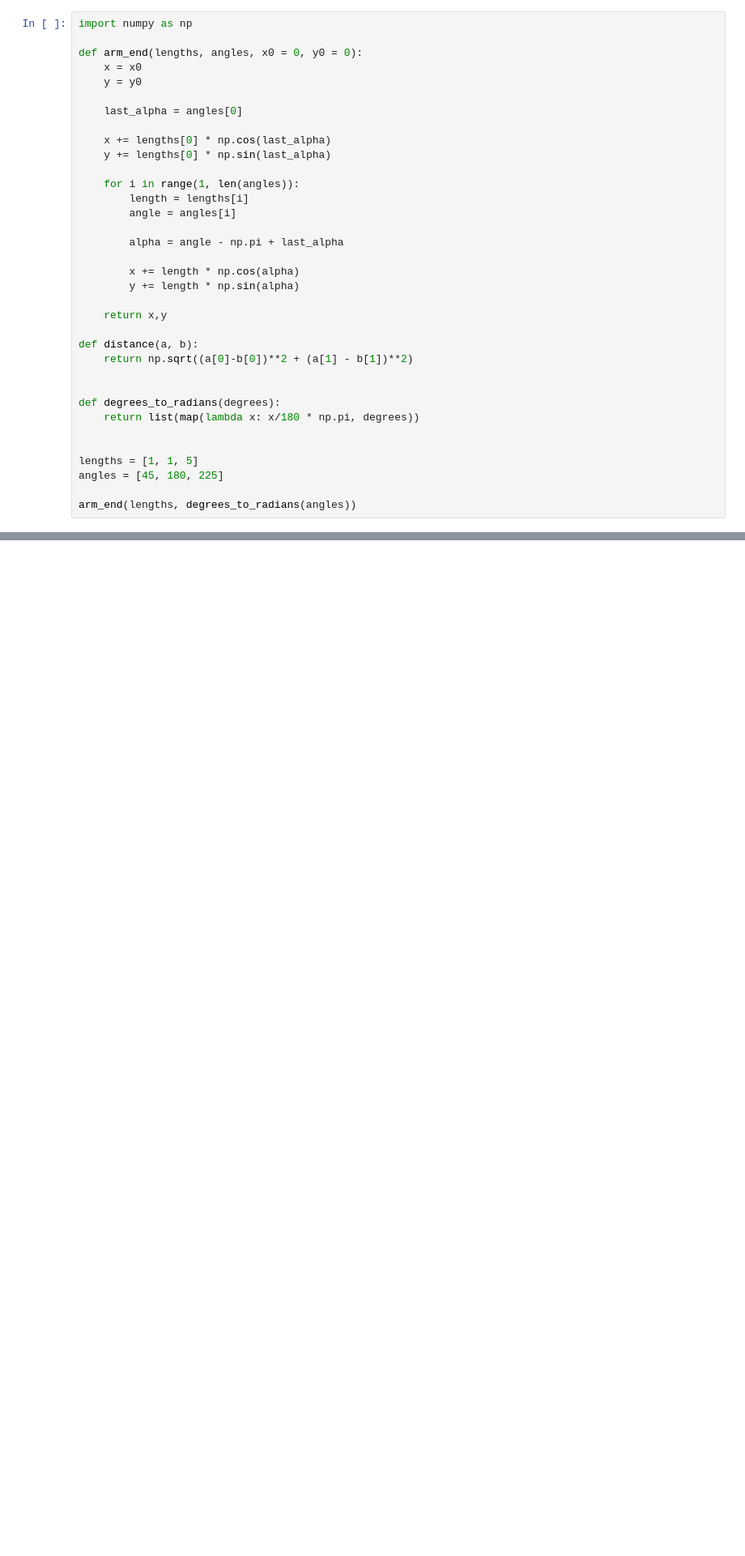
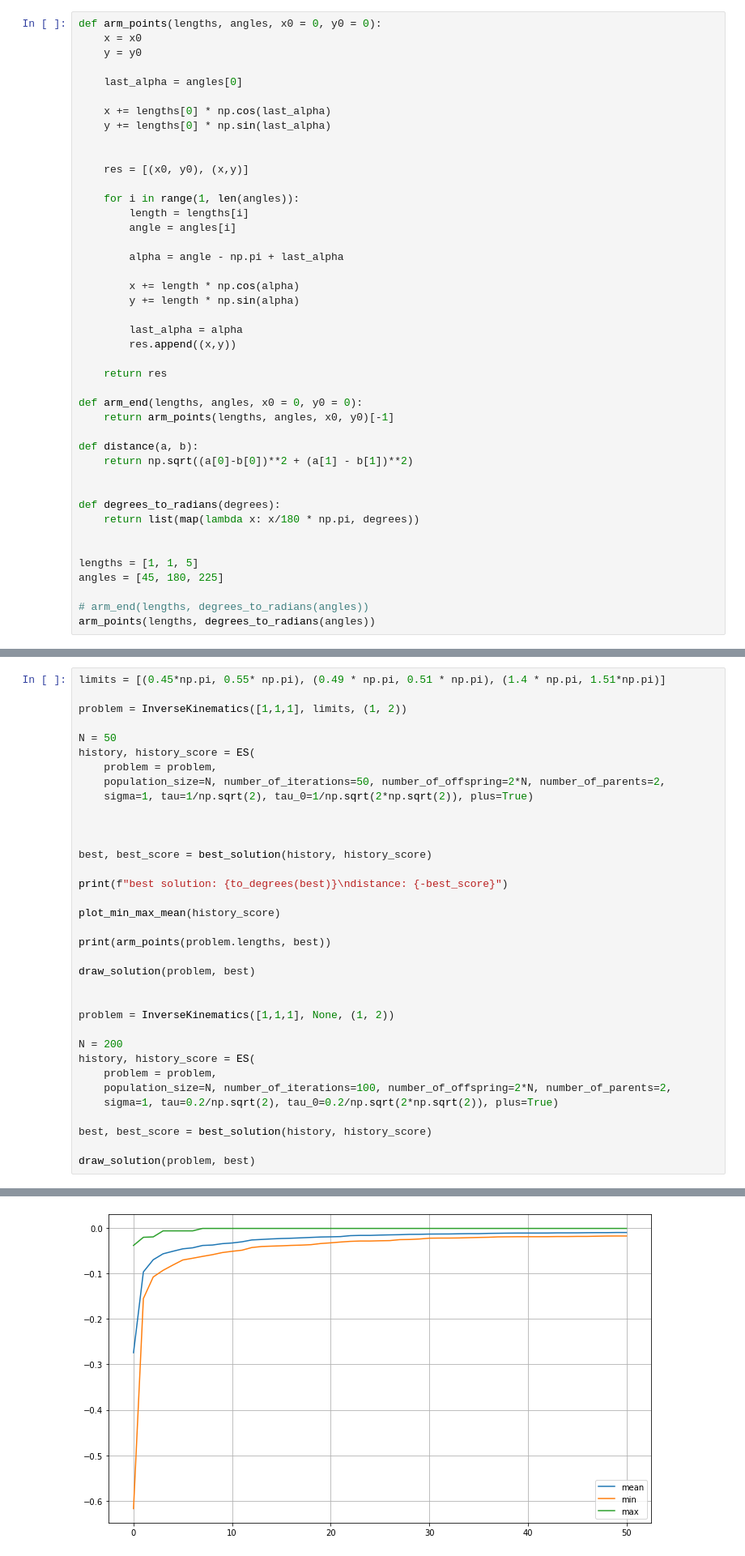
Before and after one commit to Kamil2601/University, a Jupyter notebook: Studia_magisterskie/Semestr_2/Algorytmy_Ewolucyjne/Lista_4/inverse_kinematics.ipynb, the cells around one changed output, grey strips where cells are left out. Shown: that part at 81% size. Cells and saved outputs as stored; diff of their text form; blank space fills up the shorter version.

```diff
--- a/Studia_magisterskie/Semestr_2/Algorytmy_Ewolucyjne/Lista_4/inverse_kinematics.ipynb
+++ b/Studia_magisterskie/Semestr_2/Algorytmy_Ewolucyjne/Lista_4/inverse_kinematics.ipynb
@@ -1,7 +7,5 @@
 # %%
-import numpy as np
-
-def arm_end(lengths, angles, x0 = 0, y0 = 0):
+def arm_points(lengths, angles, x0 = 0, y0 = 0):
     x = x0
     y = y0
 
@@ -9,6 +13,9 @@ def arm_end(lengths, angles, x0 = 0, y0 = 0):
 
     x += lengths[0] * np.cos(last_alpha)
     y += lengths[0] * np.sin(last_alpha)
+
+
+    res = [(x0, y0), (x,y)]
 
     for i in range(1, len(angles)):
         length = lengths[i]
@@ -19,7 +26,13 @@ def arm_end(lengths, angles, x0 = 0, y0 = 0):
         x += length * np.cos(alpha)
         y += length * np.sin(alpha)
 
-    return x,y
+        last_alpha = alpha
+        res.append((x,y))
+
+    return res
+
+def arm_end(lengths, angles, x0 = 0, y0 = 0):
+    return arm_points(lengths, angles, x0, y0)[-1]
 
 def distance(a, b):
     return np.sqrt((a[0]-b[0])**2 + (a[1] - b[1])**2)
@@ -32,5 +45,6 @@ def degrees_to_radians(degrees):
 lengths = [1, 1, 5]
 angles = [45, 180, 225]
 
-arm_end(lengths, degrees_to_radians(angles))
+# arm_end(lengths, degrees_to_radians(angles))
+arm_points(lengths, degrees_to_radians(angles))
 # %% [output]
@@ -135,0 +263,36 @@ def ES(target, lengths, limits, population_size, number_of_iterations, number_of
+# %%
+limits = [(0.45*np.pi, 0.55* np.pi), (0.49 * np.pi, 0.51 * np.pi), (1.4 * np.pi, 1.51*np.pi)]
+
+problem = InverseKinematics([1,1,1], limits, (1, 2))
+
+N = 50
+history, history_score = ES(
+    problem = problem,
+    population_size=N, number_of_iterations=50, number_of_offspring=2*N, number_of_parents=2,
+    sigma=1, tau=1/np.sqrt(2), tau_0=1/np.sqrt(2*np.sqrt(2)), plus=True)
+
+
+
+best, best_score = best_solution(history, history_score)
+
+print(f"best solution: {to_degrees(best)}\ndistance: {-best_score}")
+
+plot_min_max_mean(history_score)
+
+print(arm_points(problem.lengths, best))
+
+draw_solution(problem, best)
+
+
+problem = InverseKinematics([1,1,1], None, (1, 2))
+
+N = 200
+history, history_score = ES(
+    problem = problem,
+    population_size=N, number_of_iterations=100, number_of_offspring=2*N, number_of_parents=2,
+    sigma=1, tau=0.2/np.sqrt(2), tau_0=0.2/np.sqrt(2*np.sqrt(2)), plus=True)
+
+best, best_score = best_solution(history, history_score)
+
+draw_solution(problem, best)
+# %% [output]
@@ -135,0 +301 @@ def ES(target, lengths, limits, population_size, number_of_iterations, number_of
+[figure, added]
```
Also changed, not shown: parts of 8 cells of this notebook, 8 other files.
